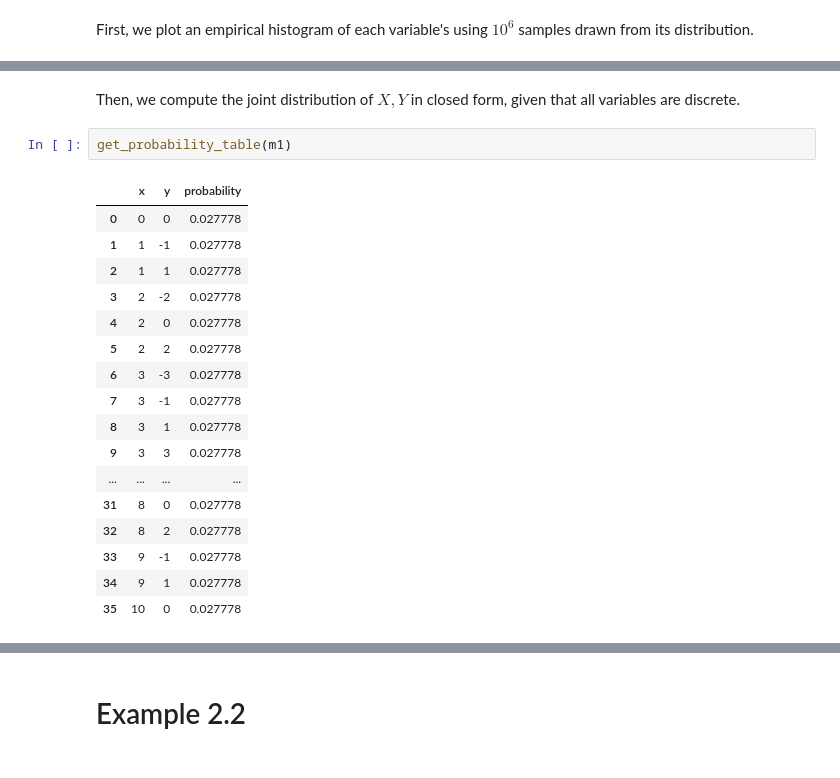
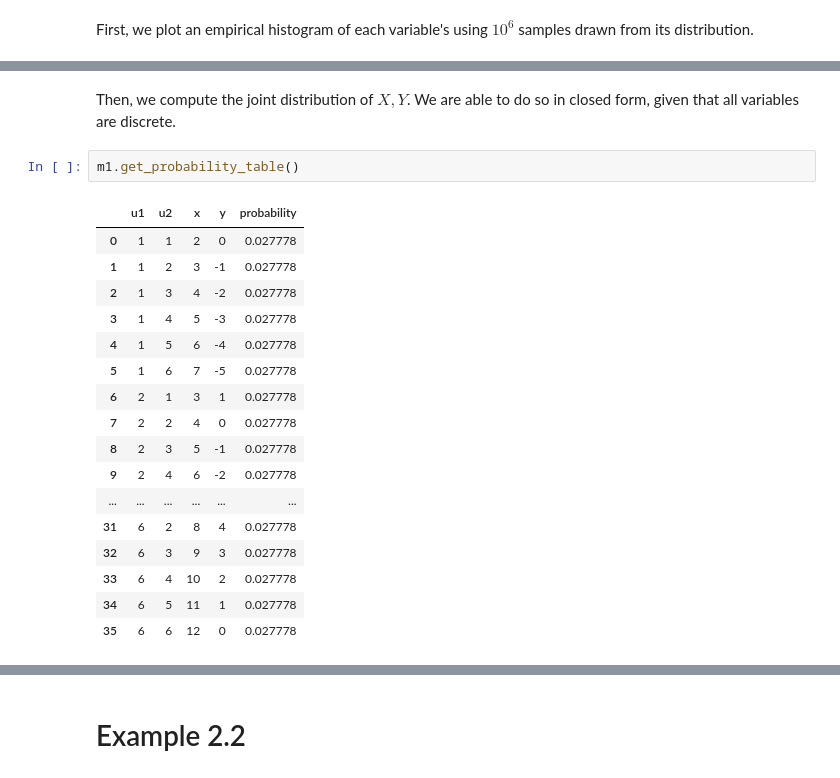
Before and after one commit to CausalAILab/causalai-book, a Jupyter notebook: chapter2.ipynb, the cells around one changed output, grey strips where cells are left out. Cells and saved outputs as stored; diff of their text form.

```diff
--- a/chapter2.ipynb
+++ b/chapter2.ipynb
@@ -65,23 +93,23 @@ Text(0.5, 1.0, 'y')
 # %% [markdown]
-Then, we compute the joint distribution of $X, Y$ in closed form, given that all variables are discrete.
+Then, we compute the joint distribution of $X, Y$. We are able to do so in closed form, given that all variables are discrete.
-# %%
-get_probability_table(m1)
-# %% [output]
-|  | x | y | probability |
-| 0 | 0 | 0 | 0.027778 |
-| 1 | 1 | -1 | 0.027778 |
-| 2 | 1 | 1 | 0.027778 |
-| 3 | 2 | -2 | 0.027778 |
-| 4 | 2 | 0 | 0.027778 |
-| 5 | 2 | 2 | 0.027778 |
-| 6 | 3 | -3 | 0.027778 |
-| 7 | 3 | -1 | 0.027778 |
-| 8 | 3 | 1 | 0.027778 |
-| 9 | 3 | 3 | 0.027778 |
-| ... | ... | ... | ... |
-| 31 | 8 | 0 | 0.027778 |
-| 32 | 8 | 2 | 0.027778 |
-| 33 | 9 | -1 | 0.027778 |
-| 34 | 9 | 1 | 0.027778 |
-| 35 | 10 | 0 | 0.027778 |
+# %%
+m1.get_probability_table()
+# %% [output]
+|  | u1 | u2 | x | y | probability |
+| 0 | 1 | 1 | 2 | 0 | 0.027778 |
+| 1 | 1 | 2 | 3 | -1 | 0.027778 |
+| 2 | 1 | 3 | 4 | -2 | 0.027778 |
+| 3 | 1 | 4 | 5 | -3 | 0.027778 |
+| 4 | 1 | 5 | 6 | -4 | 0.027778 |
+| 5 | 1 | 6 | 7 | -5 | 0.027778 |
+| 6 | 2 | 1 | 3 | 1 | 0.027778 |
+| 7 | 2 | 2 | 4 | 0 | 0.027778 |
+| 8 | 2 | 3 | 5 | -1 | 0.027778 |
+| 9 | 2 | 4 | 6 | -2 | 0.027778 |
+| ... | ... | ... | ... | ... | ... |
+| 31 | 6 | 2 | 8 | 4 | 0.027778 |
+| 32 | 6 | 3 | 9 | 3 | 0.027778 |
+| 33 | 6 | 4 | 10 | 2 | 0.027778 |
+| 34 | 6 | 5 | 11 | 1 | 0.027778 |
+| 35 | 6 | 6 | 12 | 0 | 0.027778 |
 # %%
```
Also changed, not shown: parts of 15 cells of this notebook, 1 other file.
